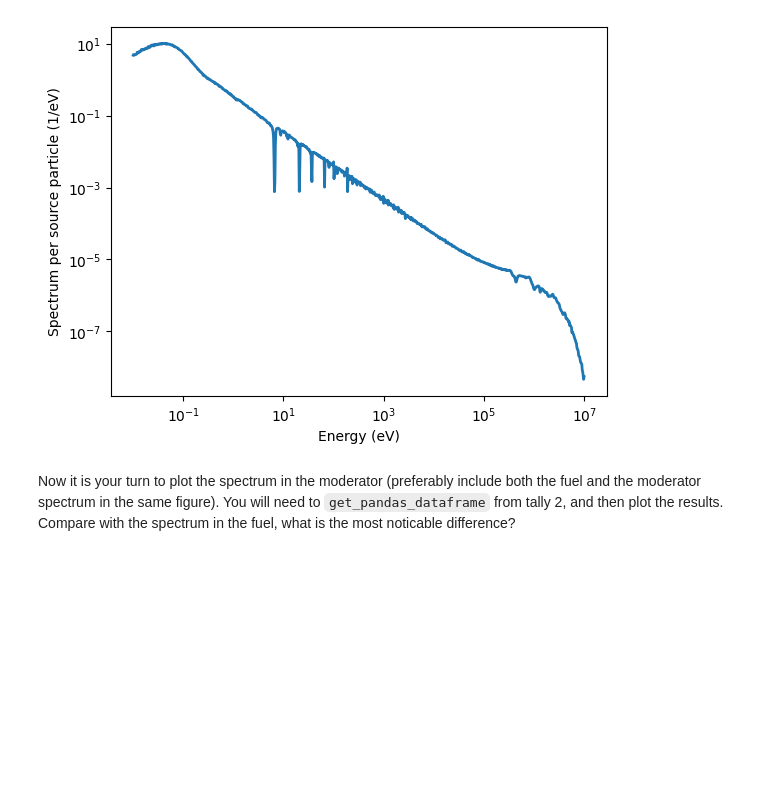
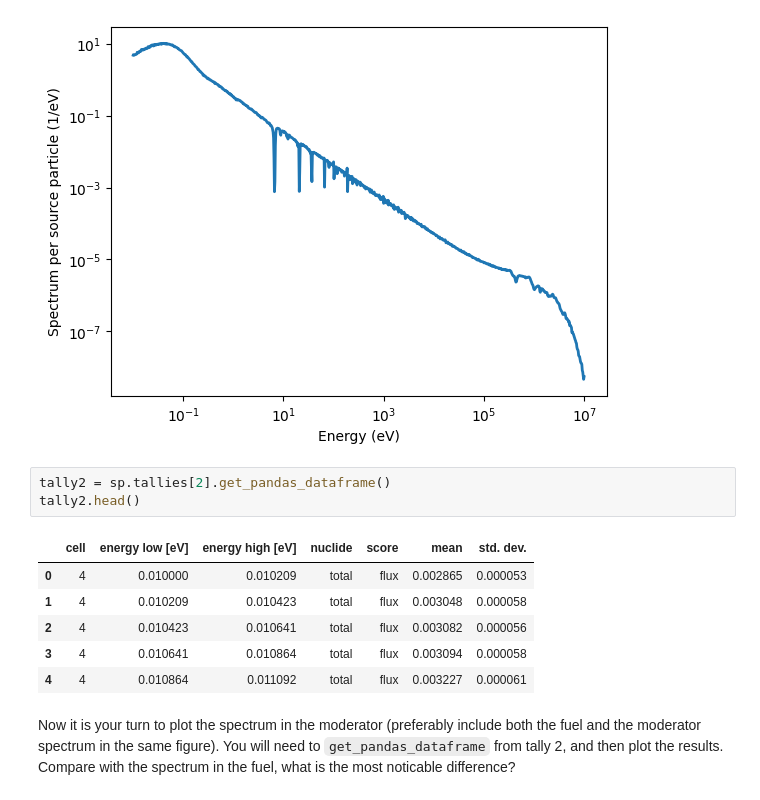
Before and after one commit to jenshoej/ReactorPhysics, a Jupyter notebook: Datalabs/Datalab06/6-openMCIntro.ipynb, the cells around one changed output. Cells and saved outputs as stored; diff of their text form; blank space fills up the shorter version.

```diff
--- a/Datalabs/Datalab06/6-openMCIntro.ipynb
+++ b/Datalabs/Datalab06/6-openMCIntro.ipynb
@@ -413,5 +417,15 @@ plt.xlabel('Energy (eV)')
 plt.show()
 # %% [output]
 [figure]
+# %%
+tally2 = sp.tallies[2].get_pandas_dataframe()
+tally2.head()
+# %% [output]
+|  | cell | energy low [eV] | energy high [eV] | nuclide | score | mean | std. dev. |
+| 0 | 4 | 0.010000 | 0.010209 | total | flux | 0.002865 | 0.000053 |
+| 1 | 4 | 0.010209 | 0.010423 | total | flux | 0.003048 | 0.000058 |
+| 2 | 4 | 0.010423 | 0.010641 | total | flux | 0.003082 | 0.000056 |
+| 3 | 4 | 0.010641 | 0.010864 | total | flux | 0.003094 | 0.000058 |
+| 4 | 4 | 0.010864 | 0.011092 | total | flux | 0.003227 | 0.000061 |
 # %% [markdown]
 Now it is your turn to plot the spectrum in the moderator (preferably include both the fuel and the moderator spectrum in the same figure). You will need to `get_pandas_dataframe` from tally 2, and then plot the results. Compare with the spectrum in the fuel, what is the most noticable difference?
```
Also changed, not shown: parts of 13 cells of this notebook, 5 other files.
